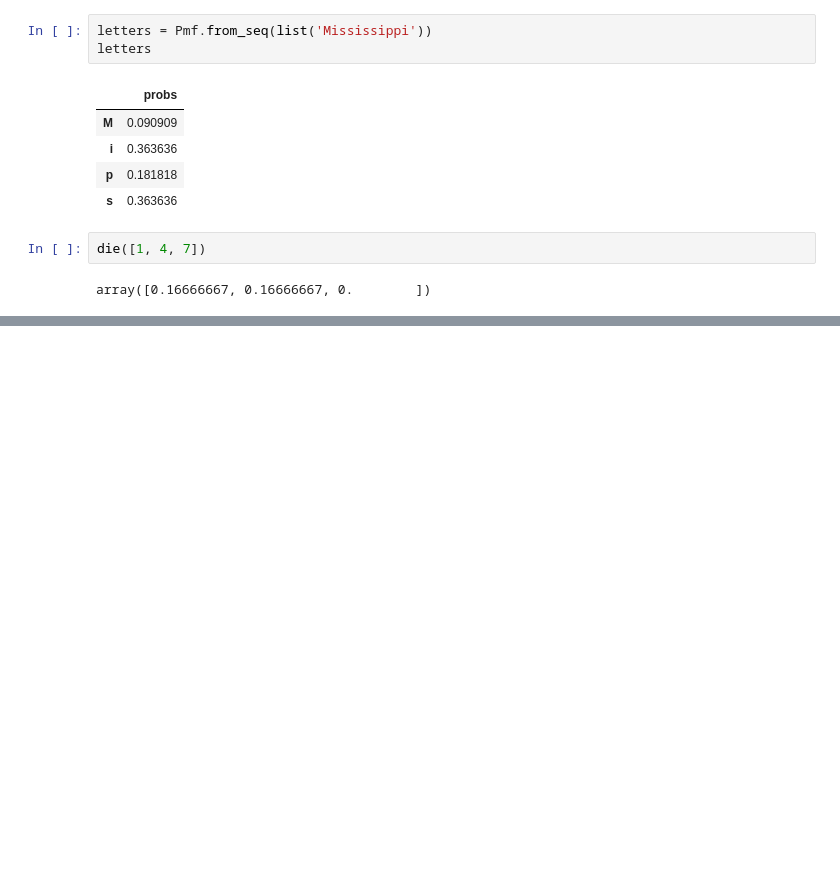
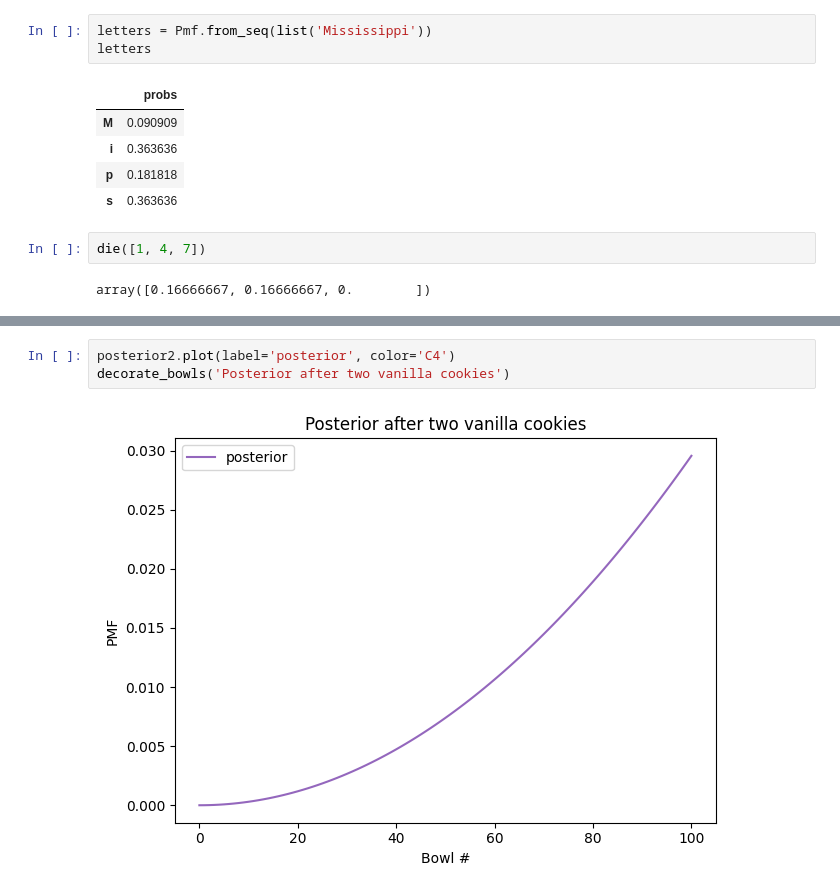
Before and after one commit to jpkatz/stats_practice, a Jupyter notebook: bayes/chapter_03.ipynb, the cells around one changed output, grey strips where cells are left out. Cells and saved outputs as stored; diff of their text form; blank space fills up the shorter version.

```diff
--- a/bayes/chapter_03.ipynb
+++ b/bayes/chapter_03.ipynb
@@ -35,0 +173,5 @@ array([0.16666667, 0.16666667, 0.        ])
+# %%
+posterior2.plot(label='posterior', color='C4')
+decorate_bowls('Posterior after two vanilla cookies')
+# %% [output]
+[figure, added]
```
Also changed, not shown: parts of 36 cells of this notebook, 1 other file.
